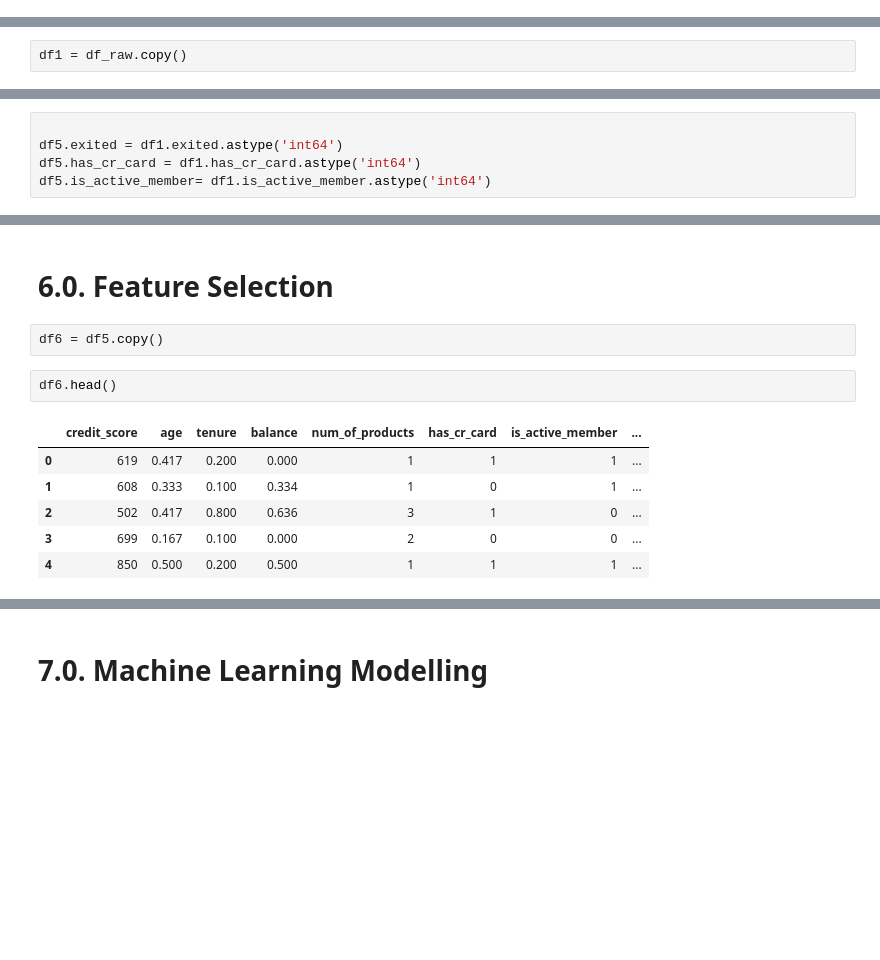
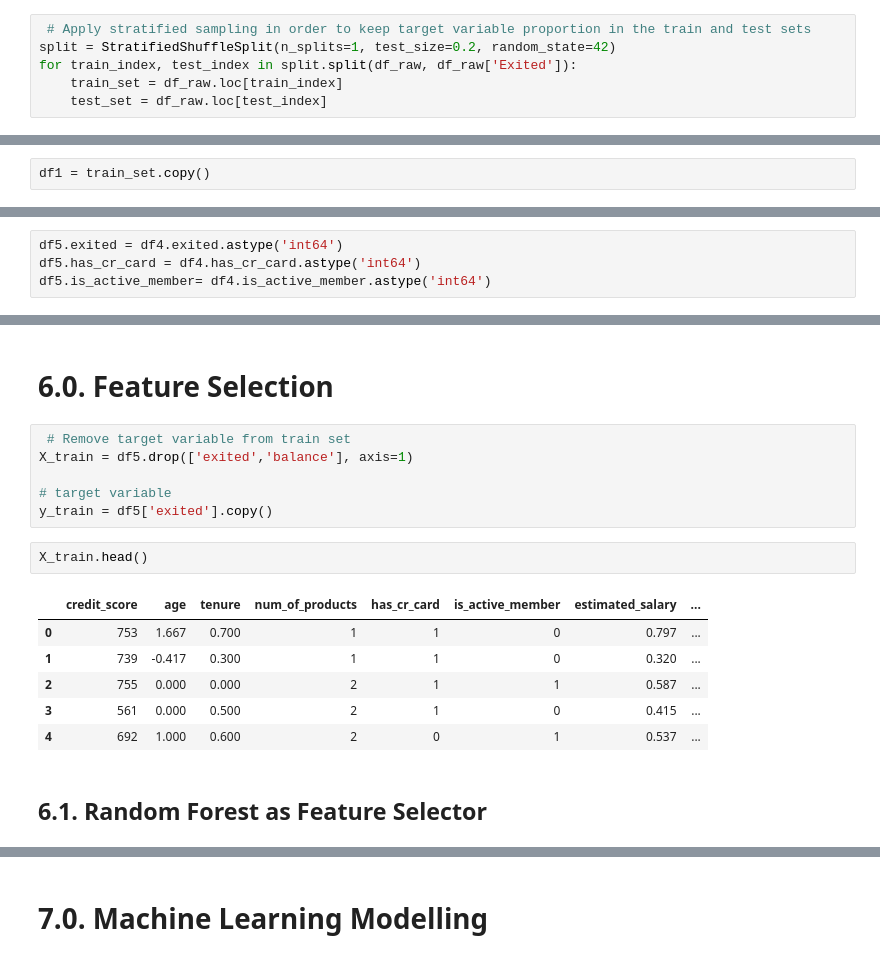
Before and after one commit to PedrosaFelipe/churn_predict, a Jupyter notebook: notebooks/v3.0_model_churn.ipynb, the cells around one changed output, grey strips where cells are left out. Drawn from its saved outputs; the diff is of its cells as text; blank space fills up the shorter version.

```diff
--- a/notebooks/v3.0_model_churn.ipynb
+++ b/notebooks/v3.0_model_churn.ipynb
@@ -210,6 +518,12 @@ df_raw.head()
 | 2 | 3 | 15619304 | Onio | 502 | France | Female | 42 | 8 | 159660.800 | ... |
 | 3 | 4 | 15701354 | Boni | 699 | France | Female | 39 | 1 | 0.000 | ... |
 | 4 | 5 | 15737888 | Mitchell | 850 | Spain | Female | 43 | 2 | 125510.820 | ... |
+# %%
+ # Apply stratified sampling in order to keep target variable proportion in the train and test sets
+split = StratifiedShuffleSplit(n_splits=1, test_size=0.2, random_state=42)
+for train_index, test_index in split.split(df_raw, df_raw['Exited']):
+    train_set = df_raw.loc[train_index]
+    test_set = df_raw.loc[test_index]
 # %% [markdown]
 # 1.0. Data Description
 # %% [markdown]
@@ -228,7 +542,7 @@ df_raw.head()
  - **EstimateSalary** : Estimativa do salário mensal do cliente.
  - **Exited**         : Indica se o cliente está ou não em Churn.
 # %%
-df1 = df_raw.copy()
+df1 = train_set.copy()
 # %%
 df1.columns
 # %% [output]
@@ -532,8 +1483,7 @@ df5.head()
 # %%
-
-df5.exited = df1.exited.astype('int64')
-df5.has_cr_card = df1.has_cr_card.astype('int64')
-df5.is_active_member= df1.is_active_member.astype('int64')
+df5.exited = df4.exited.astype('int64')
+df5.has_cr_card = df4.has_cr_card.astype('int64')
+df5.is_active_member= df4.is_active_member.astype('int64')
 # %% [markdown]
 ## 5.1. Rescaling
 # %%
@@ -606,13 +1582,19 @@ ax1 = sns.countplot(ax = axes[1] , x=y_train_res)
 # %% [markdown]
 # 6.0. Feature Selection
-# %%
-df6 = df5.copy()
+# %%
+ # Remove target variable from train set
+X_train = df5.drop(['exited','balance'], axis=1)
+
+# target variable
+y_train = df5['exited'].copy()
 # %%
-df6.head()
+X_train.head()
 # %% [output]
-|  | credit_score | age | tenure | balance | num_of_products | has_cr_card | is_active_member | ... |
-| 0 | 619 | 0.417 | 0.200 | 0.000 | 1 | 1 | 1 | ... |
-| 1 | 608 | 0.333 | 0.100 | 0.334 | 1 | 0 | 1 | ... |
-| 2 | 502 | 0.417 | 0.800 | 0.636 | 3 | 1 | 0 | ... |
-| 3 | 699 | 0.167 | 0.100 | 0.000 | 2 | 0 | 0 | ... |
-| 4 | 850 | 0.500 | 0.200 | 0.500 | 1 | 1 | 1 | ... |
+|  | credit_score | age | tenure | num_of_products | has_cr_card | is_active_member | estimated_salary | ... |
+| 0 | 753 | 1.667 | 0.700 | 1 | 1 | 0 | 0.797 | ... |
+| 1 | 739 | -0.417 | 0.300 | 1 | 1 | 0 | 0.320 | ... |
+| 2 | 755 | 0.000 | 0.000 | 2 | 1 | 1 | 0.587 | ... |
+| 3 | 561 | 0.000 | 0.500 | 2 | 1 | 0 | 0.415 | ... |
+| 4 | 692 | 1.000 | 0.600 | 2 | 0 | 1 | 0.537 | ... |
+# %% [markdown]
+## 6.1. Random Forest as Feature Selector
```
Also changed, not shown: parts of 240 cells of this notebook, 21 other files.
